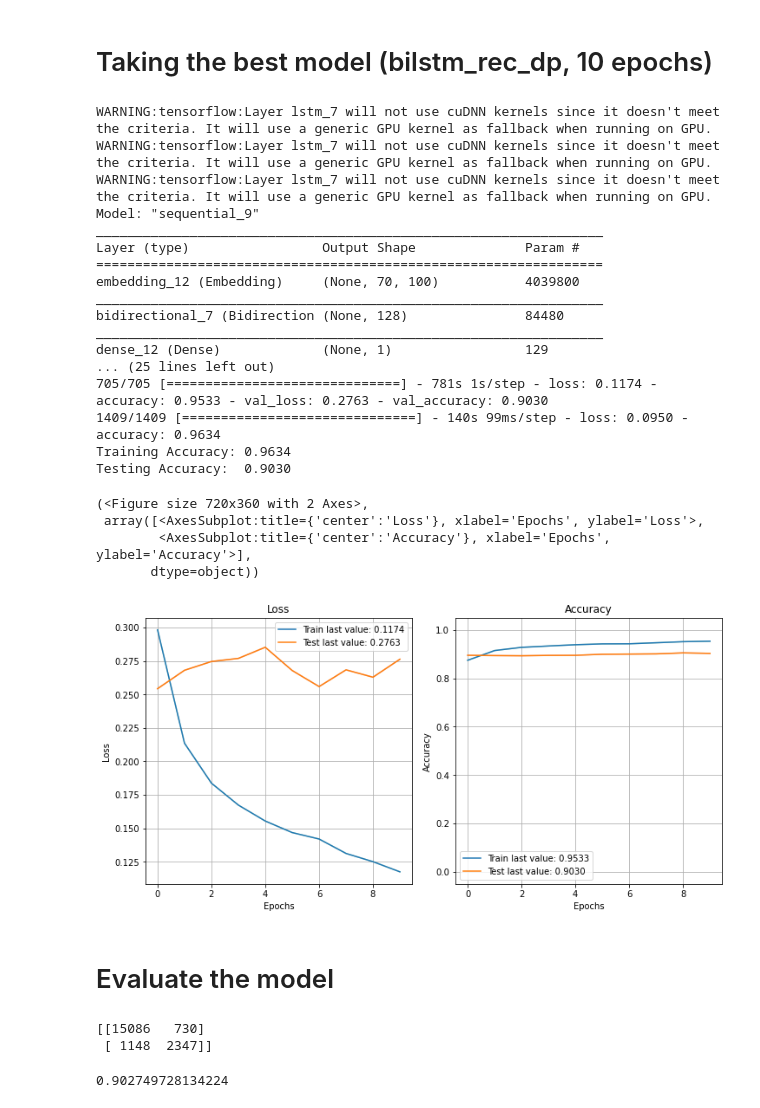
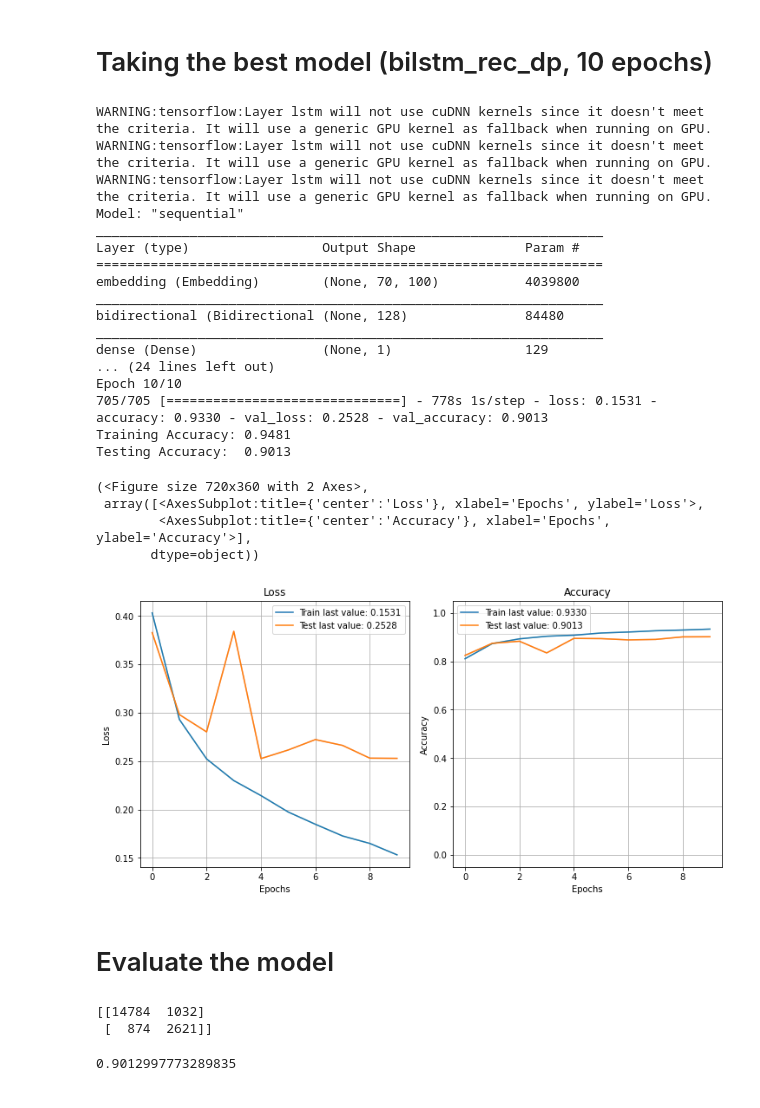
Before and after one commit to mediana-medy/PLP-GRP03-FT-2021-2022-Talk2Me, a Jupyter notebook: TrainingCode/ConditionClassificationModel/Training_UserCondition_Classifier.ipynb, the cells around one changed output. Drawn from its saved outputs; the diff is of its cells as text; code cells hidden in the pictures.

Commit message:
Update training code

```diff
--- a/TrainingCode/ConditionClassificationModel/Training_UserCondition_Classifier.ipynb
+++ b/TrainingCode/ConditionClassificationModel/Training_UserCondition_Classifier.ipynb
@@ -693,44 +693,45 @@ bilstm_rec_dp.add(Embedding(vocab_size, embedding_dim, input_length=maxlen,weigh
 bilstm_rec_dp.add(Bidirectional(LSTM(64,recurrent_dropout=0.5)))
 bilstm_rec_dp.add(Dense(1, activation='sigmoid'))
 
 # try using different optimizers and different optimizer configs
 bilstm_rec_dp.compile('adam', 'binary_crossentropy', metrics=['accuracy'])
 bilstm_rec_dp.summary()
 #Train the model
 batch_size = 64
 
 print('Train...')
 hist_bilstm_rec_dp = bilstm_rec_dp.fit(X_train, y_train_onehot,
           batch_size=batch_size,
           epochs=10,
+          class_weight = class_weights_d,
           validation_data=(X_test, y_test_onehot)).history
 
 loss, accuracy = bilstm_rec_dp.evaluate(X_train, y_train_onehot, verbose=True)
 print("Training Accuracy: {:.4f}".format(accuracy))
 loss, accuracy = bilstm_rec_dp.evaluate(X_test, y_test_onehot, verbose=False)
 print("Testing Accuracy:  {:.4f}".format(accuracy))
 plot_history(hist_bilstm_rec_dp)
 # %% [output]
-WARNING:tensorflow:Layer lstm_7 will not use cuDNN kernels since it doesn't meet the criteria. It will use a generic GPU kernel as fallback when running on GPU.
-WARNING:tensorflow:Layer lstm_7 will not use cuDNN kernels since it doesn't meet the criteria. It will use a generic GPU kernel as fallback when running on GPU.
-WARNING:tensorflow:Layer lstm_7 will not use cuDNN kernels since it doesn't meet the criteria. It will use a generic GPU kernel as fallback when running on GPU.
-Model: "sequential_9"
+WARNING:tensorflow:Layer lstm will not use cuDNN kernels since it doesn't meet the criteria. It will use a generic GPU kernel as fallback when running on GPU.
+WARNING:tensorflow:Layer lstm will not use cuDNN kernels since it doesn't meet the criteria. It will use a generic GPU kernel as fallback when running on GPU.
+WARNING:tensorflow:Layer lstm will not use cuDNN kernels since it doesn't meet the criteria. It will use a generic GPU kernel as fallback when running on GPU.
+Model: "sequential"
 _________________________________________________________________
 Layer (type)                 Output Shape              Param #
 =================================================================
-embedding_12 (Embedding)     (None, 70, 100)           4039800
+embedding (Embedding)        (None, 70, 100)           4039800
 _________________________________________________________________
-bidirectional_7 (Bidirection (None, 128)               84480
+bidirectional (Bidirectional (None, 128)               84480
 _________________________________________________________________
-dense_12 (Dense)             (None, 1)                 129
-... (25 lines left out)
-705/705 [==============================] - 781s 1s/step - loss: 0.1174 - accuracy: 0.9533 - val_loss: 0.2763 - val_accuracy: 0.9030
-1409/1409 [==============================] - 140s 99ms/step - loss: 0.0950 - accuracy: 0.9634
-Training Accuracy: 0.9634
-Testing Accuracy:  0.9030
+dense (Dense)                (None, 1)                 129
+... (24 lines left out)
+Epoch 10/10
+705/705 [==============================] - 778s 1s/step - loss: 0.1531 - accuracy: 0.9330 - val_loss: 0.2528 - val_accuracy: 0.9013
+Training Accuracy: 0.9481
+Testing Accuracy:  0.9013
 (<Figure size 720x360 with 2 Axes>,
  array([<AxesSubplot:title={'center':'Loss'}, xlabel='Epochs', ylabel='Loss'>,
         <AxesSubplot:title={'center':'Accuracy'}, xlabel='Epochs', ylabel='Accuracy'>],
        dtype=object))
-[figure, old version]
+[figure, new version]
 # %%
@@ -747,12 +748,12 @@ for i, pred in enumerate(y_pred):
         y_pred_bin[i] = 1
 print(confusion_matrix(y_test_onehot, y_pred_bin))
 # %% [output]
-[[15086   730]
- [ 1148  2347]]
+[[14784  1032]
+ [  874  2621]]
 # %%
 accuracy_score(y_test_onehot, y_pred_bin)
 # %% [output]
-0.902749728134224
+0.9012997773289835
 # %%
 print(classification_report(y_test_onehot, y_pred_bin, target_names=["Low Risk","High Risk"]))
 # %% [output]
```
Also changed, not shown: parts of 2 cells of this notebook.
